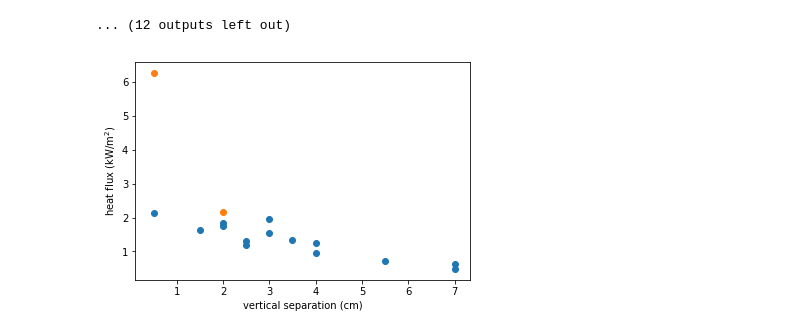
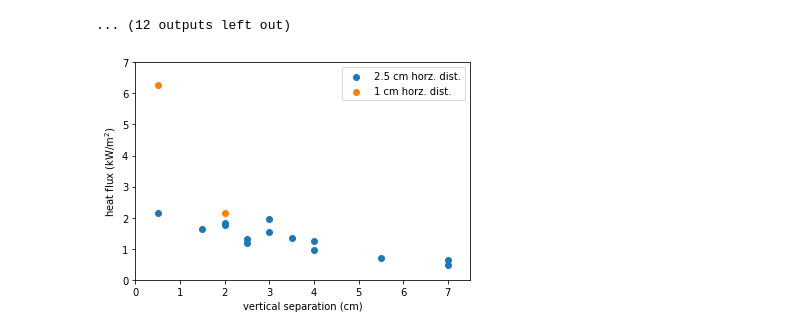
Before and after one commit to cigar-research/cigar-research, a Jupyter notebook: cedar-analysis/SBG_data_analysis.ipynb, the cells around one changed output. Saved outputs shown, nothing was run; the diff lists cells and outputs as text; code cells hidden in the pictures.

Commit message:
Update plot

```diff
--- a/cedar-analysis/SBG_data_analysis.ipynb
+++ b/cedar-analysis/SBG_data_analysis.ipynb
@@ -93,32 +93,33 @@ for m in SBG_measurements:
 # %%
 H_vertdist = []
 H_maxflux = []
 
 for m in H_msmts:
     H_vertdist.append(SBG_vert_separation[m])
     H_maxflux.append(fit_params[m][0])
 
 H_vertdist = np.array(H_vertdist)
 H_maxflux = np.array(H_maxflux)
 
 HE_vertdist = []
 HE_maxflux = []
 
 for m in HE_msmts:
     HE_vertdist.append(SBG_vert_separation[m])
     HE_maxflux.append(fit_params[m][0])
 
 HE_vertdist = np.array(HE_vertdist)
 HE_maxflux = np.array(HE_maxflux)
 
-plt.scatter(H_vertdist, H_maxflux, label="2.5 cm horz. sep.")
-plt.scatter(HE_vertdist, HE_maxflux, label="1 cm horz. sep.")
+plt.scatter(H_vertdist, H_maxflux, label="2.5 cm horz. dist.")
+plt.scatter(HE_vertdist, HE_maxflux, label="1 cm horz. dist.")
 plt.xlim(0,7.5)
-#plt.ylim(0,2.5)
+plt.ylim(0,7)
 
 plt.xlabel("vertical separation (cm)")
 plt.ylabel("heat flux (kW/m$^2$)")
+plt.legend()
 
 plt.savefig("plots/heat_flux_vs_vert_sep.png", dpi=300)
 # %% [output]
-[figure, old version]
+[figure, new version]
```
Also changed, not shown: parts of 1 cell of this notebook, 1 other file.
